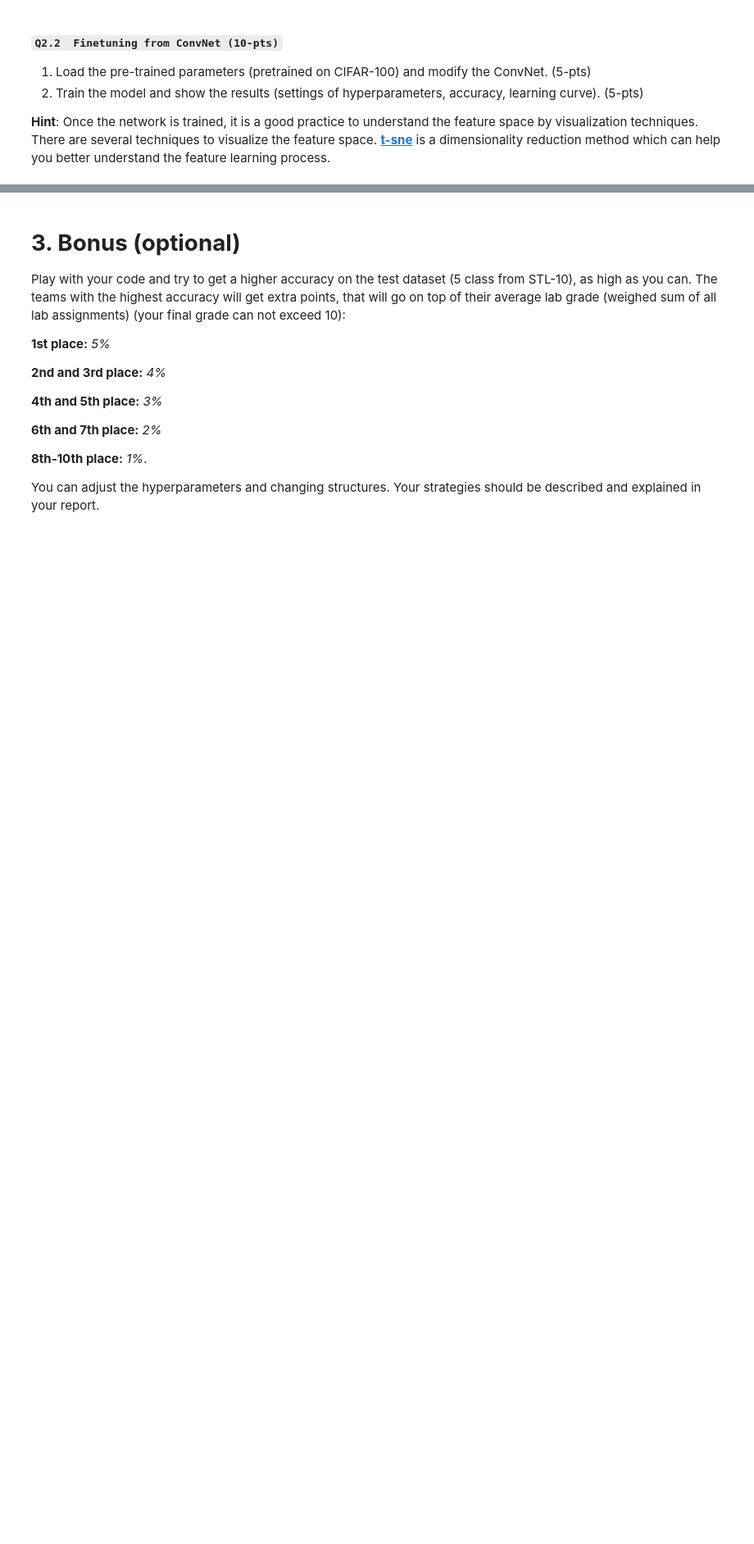
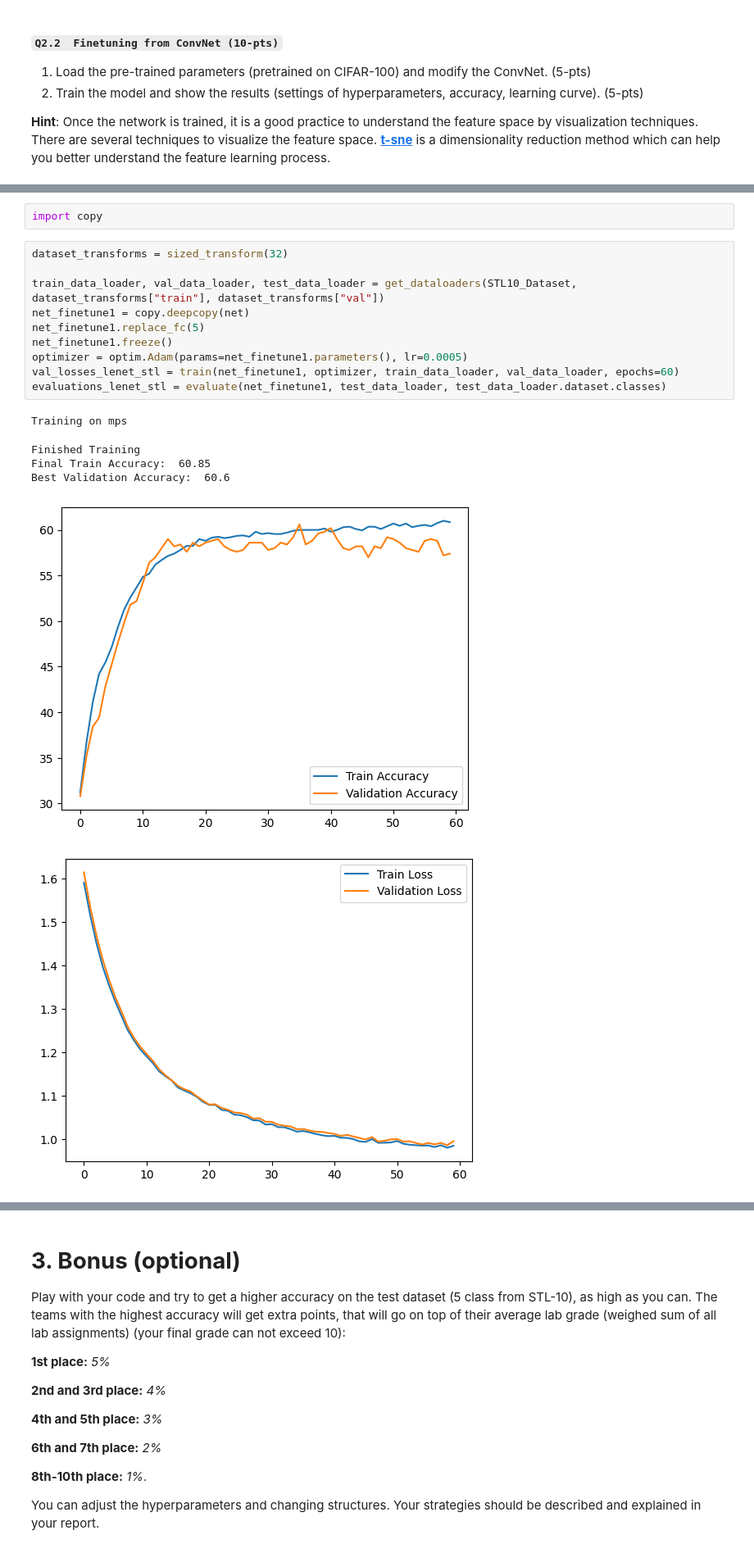
Before and after one commit to dgcnz/uva-cv1-lab5, a Jupyter notebook: notebooks/CV1 Final Lab Pt2.ipynb, the cells around one changed output, grey strips where cells are left out. Shown at 82% size. Saved outputs shown, nothing was run; the diff lists cells and outputs as text; blank space fills up the shorter version.

```diff
--- a/notebooks/CV1 Final Lab Pt2.ipynb
+++ b/notebooks/CV1 Final Lab Pt2.ipynb
@@ -954,0 +924,19 @@ You should load the pre-trained parameters and modify the output layer of pre-tr
+# %%
+import copy
+# %%
+dataset_transforms = sized_transform(32)
+
+train_data_loader, val_data_loader, test_data_loader = get_dataloaders(STL10_Dataset, dataset_transforms["train"], dataset_transforms["val"])
+net_finetune1 = copy.deepcopy(net)
+net_finetune1.replace_fc(5)
+net_finetune1.freeze()
+optimizer = optim.Adam(params=net_finetune1.parameters(), lr=0.0005)
+val_losses_lenet_stl = train(net_finetune1, optimizer, train_data_loader, val_data_loader, epochs=60)
+evaluations_lenet_stl = evaluate(net_finetune1, test_data_loader, test_data_loader.dataset.classes)
+# %% [output]
+Training on mps
+Finished Training
+Final Train Accuracy:  60.85
+Best Validation Accuracy:  60.6
+[figure, added]
+[figure, added]
```
Also changed, not shown: parts of 11 cells of this notebook, 2 other files.
